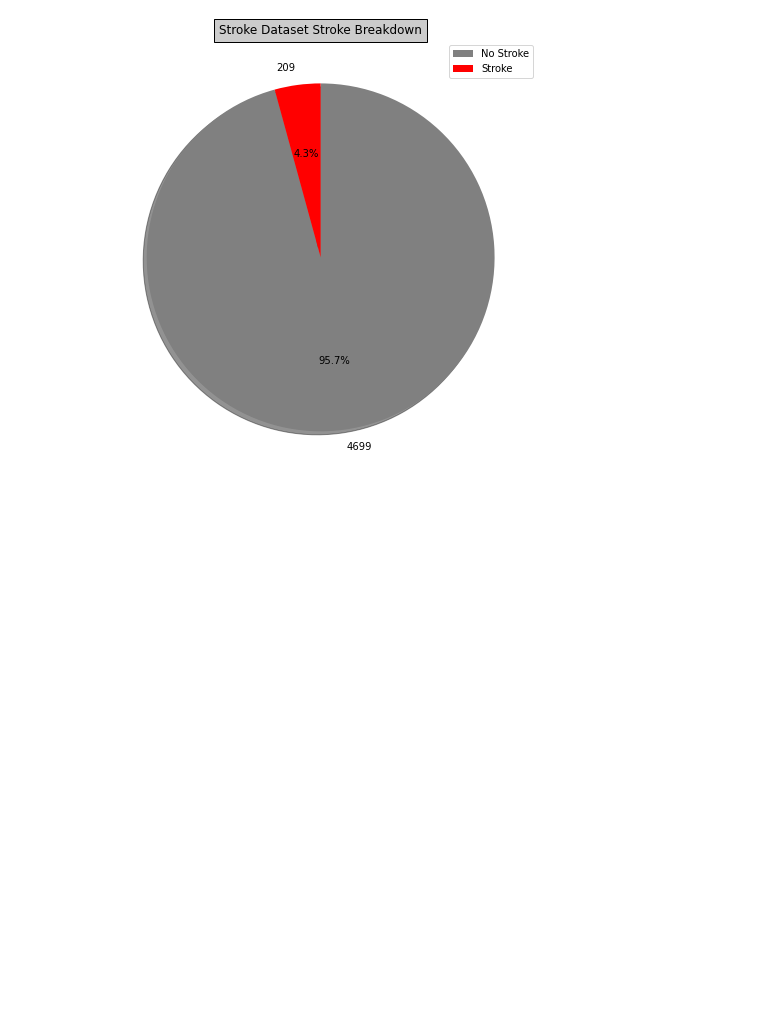
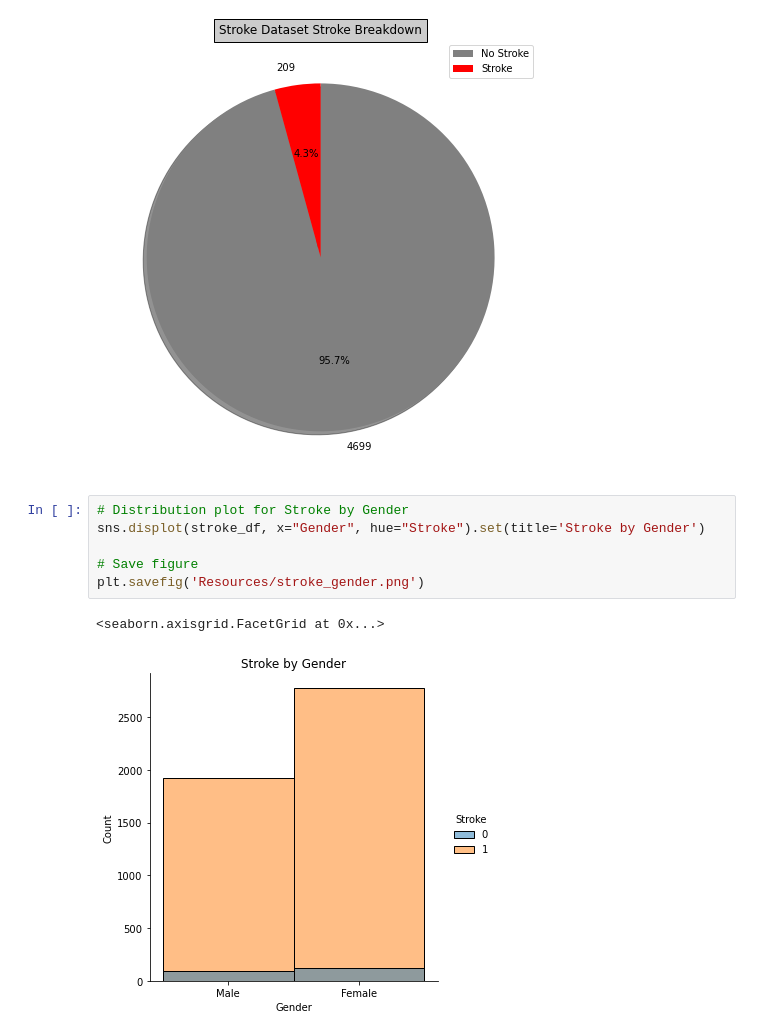
Before and after one commit to Mariapalacio96/Stroke_Prediction, a Jupyter notebook: visualizations.ipynb, the cells around one changed output. Cells and saved outputs as stored; diff of their text form; blank space fills up the shorter version.

Commit message:
stroke factor visualizations

```diff
--- a/visualizations.ipynb
+++ b/visualizations.ipynb
@@ -182,3 +182,12 @@ plt.show
 plt.savefig('Resources/demo_stroke.png')
 # %% [output]
 [figure]
+# %%
+# Distribution plot for Stroke by Gender
+sns.displot(stroke_df, x="Gender", hue="Stroke").set(title='Stroke by Gender')
+
+# Save figure
+plt.savefig('Resources/stroke_gender.png')
+# %% [output]
+<seaborn.axisgrid.FacetGrid at 0x...>
+[figure, added]
```
Also changed, not shown: parts of 9 cells of this notebook, 10 other files.
